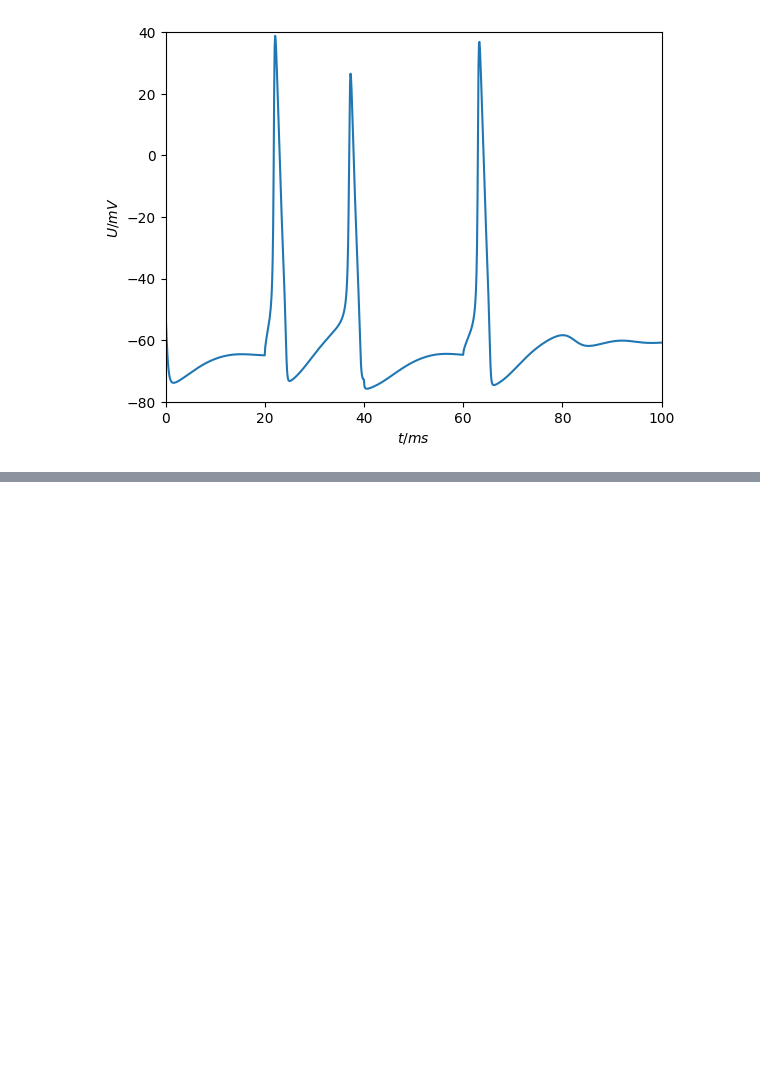
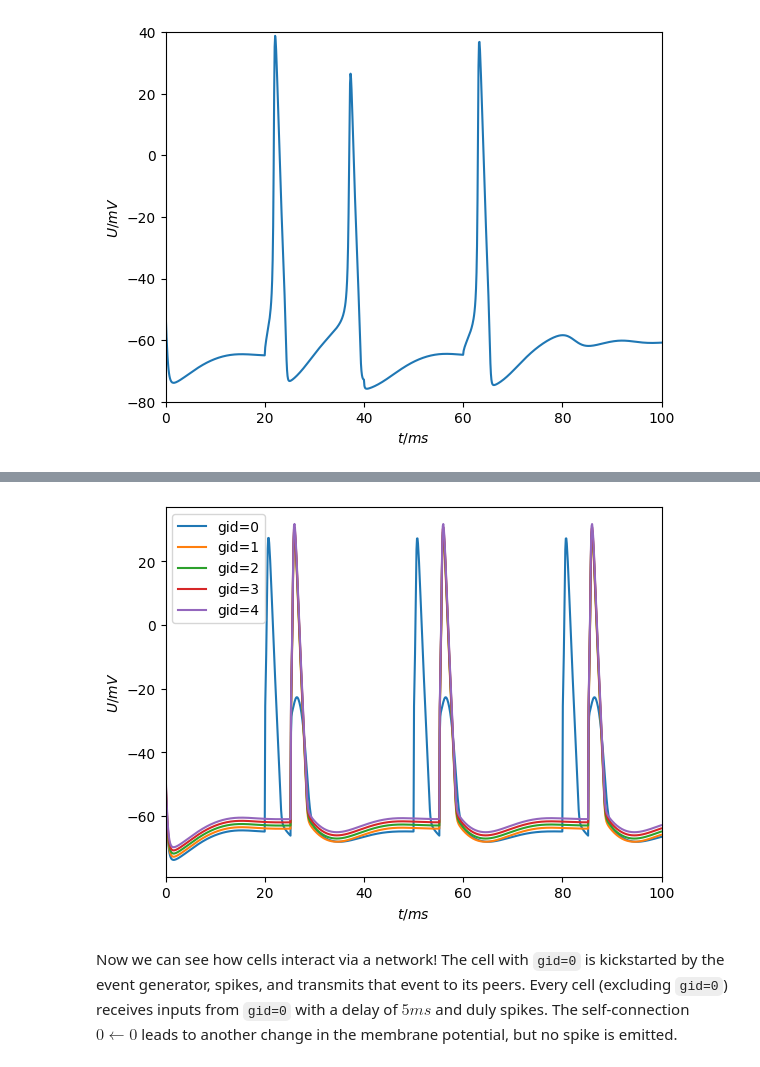
Before and after one commit to thorstenhater/arbor-tutorial, a Jupyter notebook: arbor-tutorial.ipynb, the cells around one changed output, grey strips where cells are left out. Saved outputs shown, nothing was run; the diff lists cells and outputs as text; code cells hidden in the pictures; blank space fills up the shorter version.

```diff
--- a/arbor-tutorial.ipynb
+++ b/arbor-tutorial.ipynb
@@ -163,0 +313,41 @@ run_single_cell(mrf, dec)
+# %%
+# ring is everything n_cells is, with some extensions
+class ring(n_cells):
+    def __init(self, N):
+        n_cells.__init__(N)
+
+    # connections terminating at the cell with gid
+    def connections_on(self, gid):
+        # connections are formed between a source, like threshold detectors,
+        # and targets, like synapses. Remember, we added the detector to the
+        # decor above and called it 'det'. The 'full address' of these items
+        # comprises the tuple (gid, label) as there could be many detectors
+        # and synapses per cell!
+        return [ A.connection((0, 'det'), # source = gid, label.
+                              'syn',      # target; we already know the gid from the argument
+                              0.5,        # weight
+                              5,)         # delay in ms
+        ]
+
+    # event generators provide spike events as inputs to gid
+    def event_generators(self, gid):
+        if gid == 0:
+            # event generators target a synapse with a weight and
+            # emit events on a schedule
+            return [A.event_generator('syn',                     # target
+                                      0.5,                       # weight
+                                      A.explicit_schedule([20,
+                                                           50,
+                                                           80])) # emit at time in ms
+                   ]
+        return []
+# %%
+rec = ring(5)
+fg, ax = run_recipe(rec)
+# %% [output]
+[figure, added]
+# %% [markdown]
+Now we can see how cells interact via a network!
+The cell with `gid=0` is kickstarted by the event generator, spikes, and transmits that event to its peers.
+Every cell (excluding `gid=0`) receives inputs from `gid=0` with a delay of $5ms$ and duly spikes.
+The self-connection $0\leftarrow 0$ leads to another change in the membrane potential, but no spike is emitted.
```
Also changed, not shown: parts of 32 cells of this notebook.
